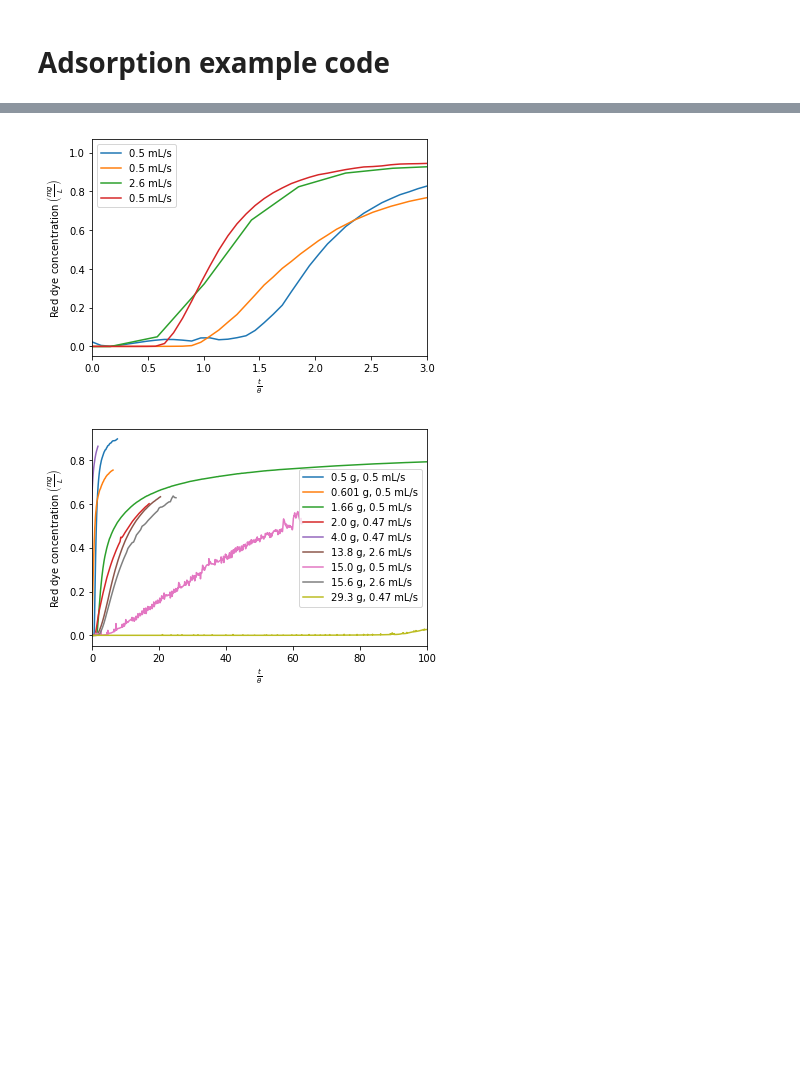
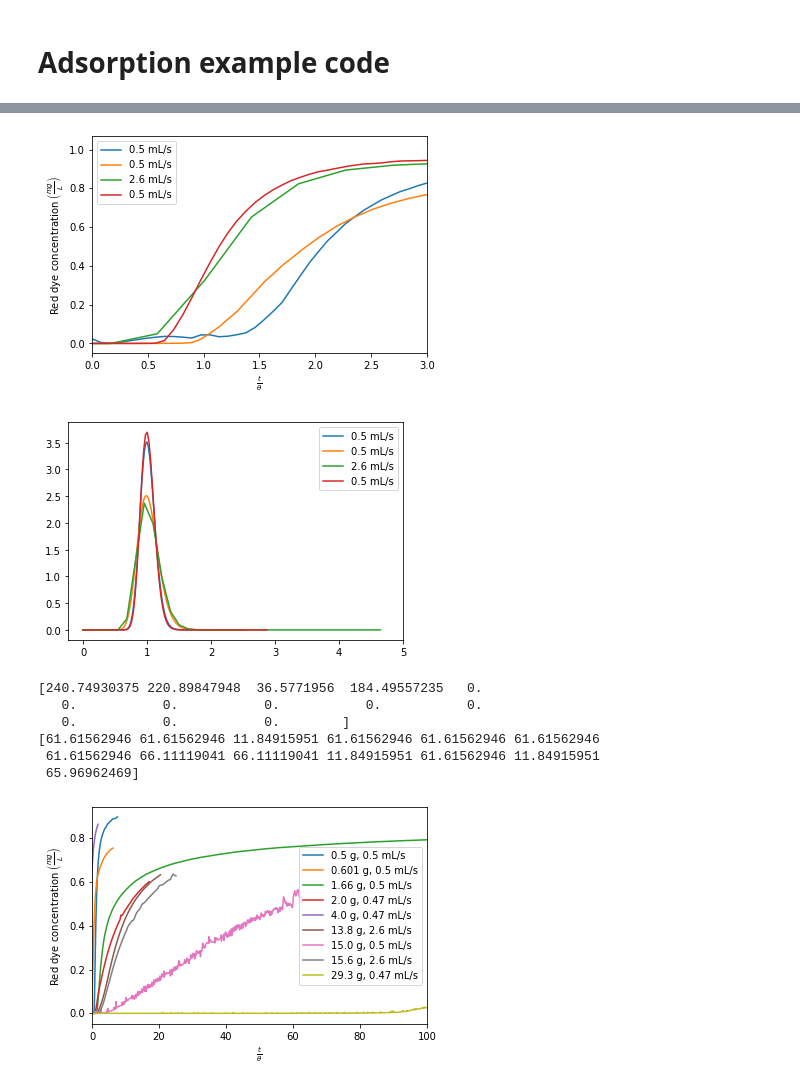
Before and after one commit to monroews/CEE4530, a Jupyter notebook: Examples/Adsorption.ipynb, the cells around one changed output, grey strips where cells are left out. Cells and saved outputs as stored; diff of their text form; code cells hidden in the pictures; blank space fills up the shorter version.

```diff
--- a/Examples/Adsorption.ipynb
+++ b/Examples/Adsorption.ipynb
@@ -92,7 +95,6 @@ HRT = (porosity * Column_V/Flow_rate).to(u.s)
 for i in range(np.size(filenames)):
   C_data[i]=C_data[i]-C_data[i][0]
 
-
 #Create a graph of the columns that didn't have any activated carbon
 mylegend = []
 for i in range(np.size(filenames)):
@@ -105,19 +107,52 @@ plt.xlim(right=3,left=0);
 plt.ylabel(r'Red dye concentration $\left ( \frac{mg}{L} \right )$');
 plt.legend(mylegend);
 plt.show()
-
-# create a graph of the columns that had different masses of activated carbon. Note that this includes systems with different flow rates!
-mylegend =[]
-for i in range(np.size(filenames)):
-  if (metadata['carbon (g)'][i] != 0):
-    plt.plot(time_data[i]/HRT[i] - Tubing_HRT[i]/HRT[i], C_data[i]/C_0,'-');
-    mylegend.append(str(ac.round_sig_figs(metadata['carbon (g)'][i],3)) + ' g, ' + str(ac.round_sig_figs(metadata['flow (mL/s)'][i],2)) + ' mL/s')
-
-plt.xlabel(r'$\frac{t}{\theta}$');
-plt.xlim(right=100,left=0);
-plt.ylabel(r'Red dye concentration $\left ( \frac{mg}{L} \right )$');
-plt.legend(mylegend);
-plt.show()
 # %% [output]
-[figure, old version]
+[figure, new version]
-[figure, removed]
+# %%
+
+# Create an E curve from the F curves
+DeltaC_data = np.empty_like(C_data)
+
+# Below I'm playing with the data. Wondering if there is something we could learn from the E curves.
+mylegend =[]
+modeltheta = np.empty(13) * u.s
+for i in range(np.size(filenames)):
+  if (metadata['carbon (g)'][i] == 0):
+    DeltaC_data[i]= np.gradient(C_data[i])  * u.mg/u.L
+    AD_model = ac.Solver_AD_Pe(time_data[i], DeltaC_data[i], HRT[i], C_0)
+    AD_E = ac.E_Advective_Dispersion((time_data[i]/AD_model.theta).to_base_units(), AD_model.Pe)
+    AD_E[0] = 0
+    modeltheta[i] = AD_model.theta
+    plt.plot(time_data[i]/AD_model.theta, AD_E,'-');
+    mylegend.append(str(metadata['flow (mL/s)'][i]) + ' mL/s')
+
+plt.legend(mylegend);
+plt.xlim(right=5)
+plt.show()
+
+#We can use the E model fit to obtain a good estimate of the HRT!
+print(modeltheta.magnitude)
+print(HRT.magnitude)
+
+# create a graph of the columns that had different masses of activated carbon. Note that this includes systems with different flow rates!
+mylegend =[]
+for i in range(np.size(filenames)):
+  if (metadata['carbon (g)'][i] != 0):
+    plt.plot(time_data[i]/HRT[i] - Tubing_HRT[i]/HRT[i], C_data[i]/C_0,'-');
+    mylegend.append(str(ac.round_sig_figs(metadata['carbon (g)'][i],3)) + ' g, ' + str(ac.round_sig_figs(metadata['flow (mL/s)'][i],2)) + ' mL/s')
+
+plt.xlabel(r'$\frac{t}{\theta}$');
+plt.xlim(right=100,left=0);
+plt.ylabel(r'Red dye concentration $\left ( \frac{mg}{L} \right )$');
+plt.legend(mylegend);
+plt.show()
+# %% [output]
+[figure, added]
+[240.74930375 220.89847948  36.5771956  184.49557235   0.
+   0.           0.           0.           0.           0.
+   0.           0.           0.        ]
+[61.61562946 61.61562946 11.84915951 61.61562946 61.61562946 61.61562946
+ 61.61562946 66.11119041 66.11119041 11.84915951 61.61562946 11.84915951
+ 65.96962469]
+[figure, added]
```
Also changed, not shown: parts of 1 cell of this notebook.
